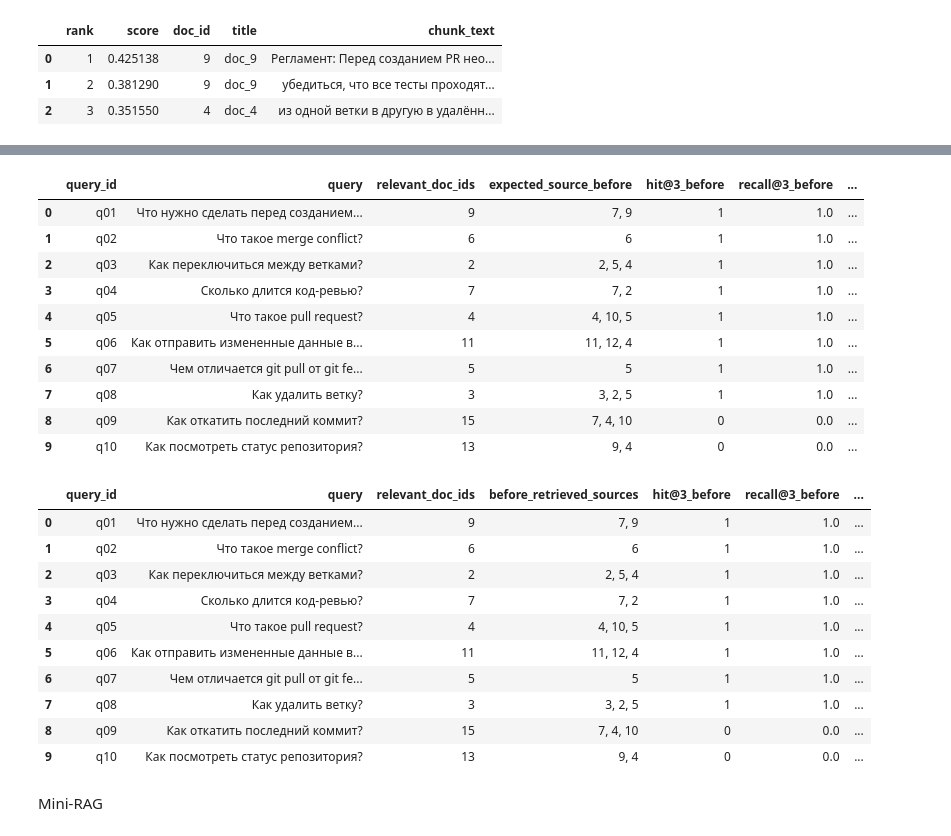
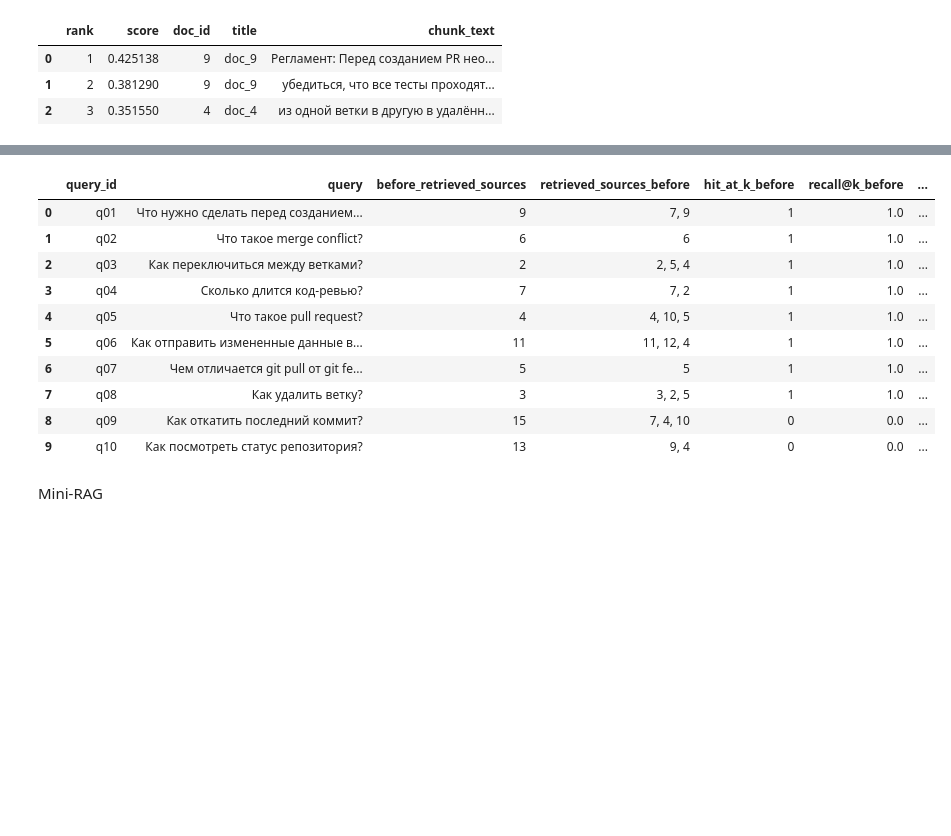
Before and after one commit to 7efirochka/aie-student-prod, a Jupyter notebook: homeworks/HW14/HW14.ipynb, the cells around one changed output, grey strips where cells are left out. Cells and saved outputs as stored; diff of their text form; code cells hidden in the pictures; blank space fills up the shorter version.

```diff
--- a/homeworks/HW14/HW14.ipynb
+++ b/homeworks/HW14/HW14.ipynb
@@ -604,9 +629,9 @@ for cfg in chunk_configs:
             "overlap": cfg["overlap"],
             "num_chunks": len(exp_artifacts.chunks_df),
             "backend_name": exp_artifacts.backend_name,
-            "mean_hit@3": eval_df["hit@3"].mean(),
-            "mean_recall@3": eval_df["recall@3"].mean(),
-            "mean_MRR@3": eval_df["MRR@3"].mean(),
+            "mean_hit@3": eval_df["hit_at_k"].mean(),
+            "mean_recall@3": eval_df["recall@k"].mean(),
+            "mean_MRR@3": eval_df["MRR@k"].mean(),
         }
     )
 
@@ -643,3 +685,5 @@ new_documents = [
 ]
 
 updated_documents = documents + new_documents
+updated_documents = pd.DataFrame(updated_documents)
+updated_documents = updated_documents.set_index('doc_id').to_dict('index')
@@ -663,6 +727,15 @@ for query in new_queries:
 | 0 | 1 | 0.425138 | 9 | doc_9 | Регламент: Перед созданием PR нео... |
 | 1 | 2 | 0.381290 | 9 | doc_9 | убедиться, что все тесты проходят... |
 | 2 | 3 | 0.351550 | 4 | doc_4 | из одной ветки в другую в удалённ... |
+# %%
+updated_documents = [
+    {
+        "doc_id": doc_id,
+        "title": doc_data["title"],
+        "text": doc_data["text"]
+    }
+    for doc_id, doc_data in updated_documents.items()
+]
 # %%
 updated_artifacts = build_retriever(
     docs=[{"text": doc["text"], "title": doc["title"], "doc_id": str(i)} for i, doc in enumerate(updated_documents)],
@@ -688,45 +769,45 @@ before_update_eval = evaluate_benchmark(extended_benchmark_queries, artifacts=ar
 after_update_eval = evaluate_benchmark(extended_benchmark_queries, artifacts=updated_artifacts, top_k=3)
 # %%
 def compare_retrieval(row):
-    before = set(row["before_retrieved_sources"].split(", ")) if pd.notna(row["before_retrieved_sources"]) else set()
-    after = set(row["after_retrieved_sources"].split(", ")) if pd.notna(row["after_retrieved_sources"]) else set()
+    before = set(row["retrieved_sources_before"].split(", "))
+    after = set(row["retrieved_sources_after"].split(", "))
 
-    row["changed"] = ", ".join(after - before) if (after - before) else "none"
+    row["changed"] = before != after
 
     return row
 # %%
 comparison_df = before_update_eval.merge(
     after_update_eval,
-    on=["query_id", "query", "relevant_doc_ids"],
+    on=["query_id", "query"],
     suffixes=("_before", "_after"),
 )
 
-display(comparison_df)
 
 summary_comparison_df = pd.DataFrame(
     {
         "metric": ["mean_hit@3", "mean_recall@3", "mean_MRR@3"],
         "before_update": [
-            before_update_eval["hit@3"].mean(),
-            before_update_eval["recall@3"].mean(),
-            before_update_eval["MRR@3"].mean(),
+            before_update_eval["hit_at_k"].mean(),
+            before_update_eval["recall@k"].mean(),
+            before_update_eval["MRR@k"].mean(),
         ],
         "after_update": [
-            after_update_eval["hit@3"].mean(),
-            after_update_eval["recall@3"].mean(),
-            after_update_eval["MRR@3"].mean(),
+            after_update_eval["hit_at_k"].mean(),
+            after_update_eval["recall@k"].mean(),
+            after_update_eval["MRR@k"].mean(),
         ],
     }
 )
 summary_comparison_df["delta"] = summary_comparison_df["after_update"] - summary_comparison_df["before_update"]
 
 comparison_df.rename(columns = {"expected_source_before":"before_retrieved_sources"}, inplace = True)
 comparison_df.rename(columns = {"expected_source_after":"after_retrieved_sources"}, inplace = True)
 
 comparison_df = comparison_df.apply(compare_retrieval, axis=1)
 comparison_df.to_csv("artifacts/retrieval_before_after_update.csv")
+display(comparison_df)
 # %% [output]
-|  | query_id | query | relevant_doc_ids | expected_source_before | hit@3_before | recall@3_before | ... |
+|  | query_id | query | before_retrieved_sources | retrieved_sources_before | hit_at_k_before | recall@k_before | ... |
 | 0 | q01 | Что нужно сделать перед созданием... | 9 | 7, 9 | 1 | 1.0 | ... |
 | 1 | q02 | Что такое merge conflict? | 6 | 6 | 1 | 1.0 | ... |
 | 2 | q03 | Как переключиться между ветками? | 2 | 2, 5, 4 | 1 | 1.0 | ... |
@@ -737,17 +818,6 @@ comparison_df.to_csv("artifacts/retrieval_before_after_update.csv")
 | 7 | q08 | Как удалить ветку? | 3 | 3, 2, 5 | 1 | 1.0 | ... |
 | 8 | q09 | Как откатить последний коммит? | 15 | 7, 4, 10 | 0 | 0.0 | ... |
 | 9 | q10 | Как посмотреть статус репозитория? | 13 | 9, 4 | 0 | 0.0 | ... |
-|  | query_id | query | relevant_doc_ids | before_retrieved_sources | hit@3_before | recall@3_before | ... |
-| 0 | q01 | Что нужно сделать перед созданием... | 9 | 7, 9 | 1 | 1.0 | ... |
-| 1 | q02 | Что такое merge conflict? | 6 | 6 | 1 | 1.0 | ... |
-| 2 | q03 | Как переключиться между ветками? | 2 | 2, 5, 4 | 1 | 1.0 | ... |
-| 3 | q04 | Сколько длится код-ревью? | 7 | 7, 2 | 1 | 1.0 | ... |
-| 4 | q05 | Что такое pull request? | 4 | 4, 10, 5 | 1 | 1.0 | ... |
-| 5 | q06 | Как отправить измененные данные в... | 11 | 11, 12, 4 | 1 | 1.0 | ... |
-| 6 | q07 | Чем отличается git pull от git fe... | 5 | 5 | 1 | 1.0 | ... |
-| 7 | q08 | Как удалить ветку? | 3 | 3, 2, 5 | 1 | 1.0 | ... |
-| 8 | q09 | Как откатить последний коммит? | 15 | 7, 4, 10 | 0 | 0.0 | ... |
-| 9 | q10 | Как посмотреть статус репозитория? | 13 | 9, 4 | 0 | 0.0 | ... |
 # %% [markdown]
 Mini-RAG
 # %%
```
Also changed, not shown: parts of 11 cells of this notebook, 2 other files.
